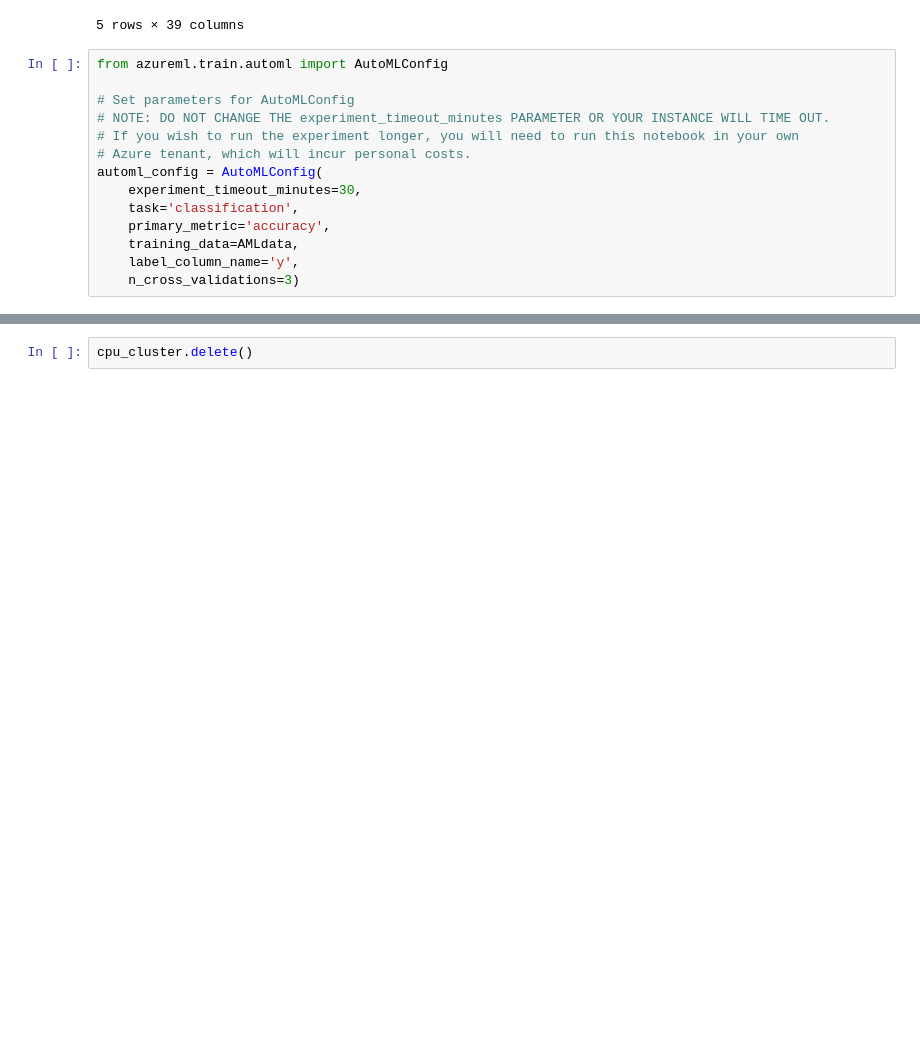
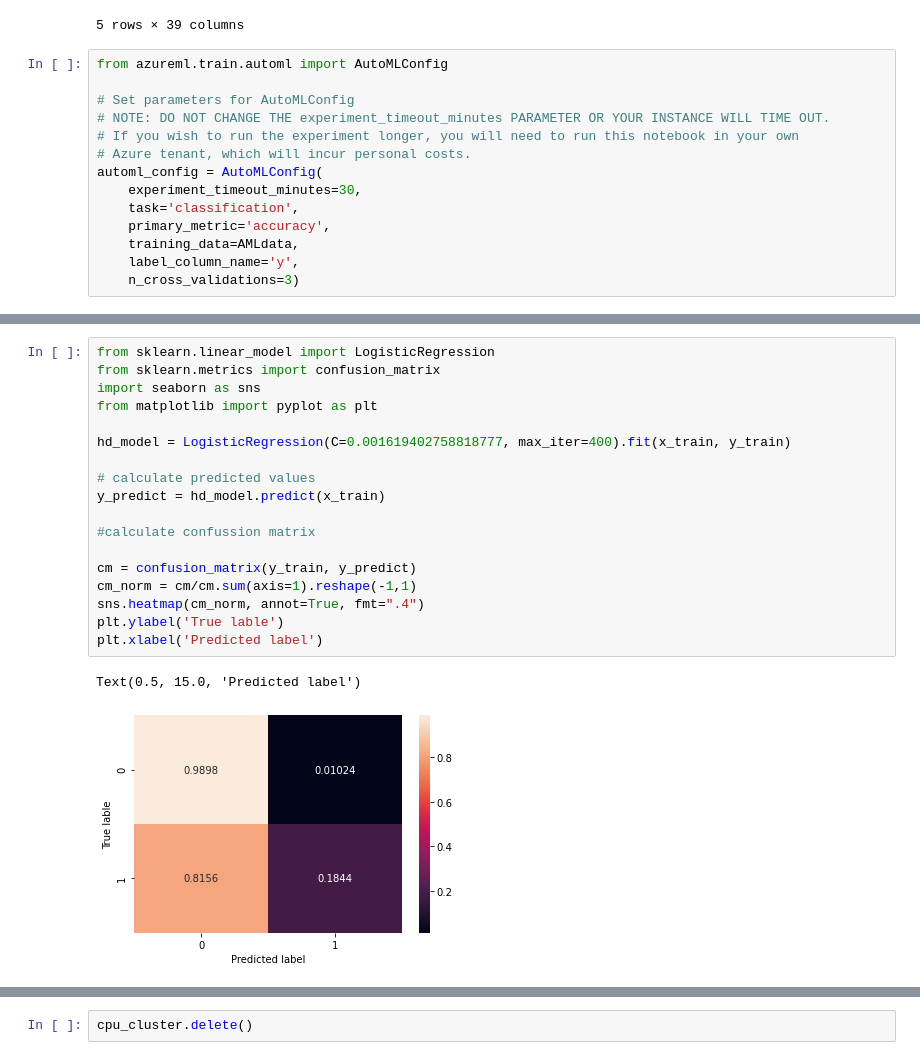
Before and after one commit to przemekbil/AZMLND_Optimizing_a_Pipeline_in_Azure-Starter_Files, a Jupyter notebook: udacity-project.ipynb, the cells around one changed output, grey strips where cells are left out. Drawn from its saved outputs; the diff is of its cells as text; blank space fills up the shorter version.

Commit message:
Classification report and confusion matrix added

```diff
--- a/udacity-project.ipynb
+++ b/udacity-project.ipynb
@@ -201,0 +273,21 @@ print(best_model.steps[-1])
+# %%
+from sklearn.linear_model import LogisticRegression
+from sklearn.metrics import confusion_matrix
+import seaborn as sns
+from matplotlib import pyplot as plt
+
+hd_model = LogisticRegression(C=0.001619402758818777, max_iter=400).fit(x_train, y_train)
+
+# calculate predicted values
+y_predict = hd_model.predict(x_train)
+
+#calculate confussion matrix
+
+cm = confusion_matrix(y_train, y_predict)
+cm_norm = cm/cm.sum(axis=1).reshape(-1,1)
+sns.heatmap(cm_norm, annot=True, fmt=".4")
+plt.ylabel('True lable')
+plt.xlabel('Predicted label')
+# %% [output]
+Text(0.5, 15.0, 'Predicted label')
+[figure, added]
```
Also changed, not shown: parts of 10 cells of this notebook, 1 other file.
